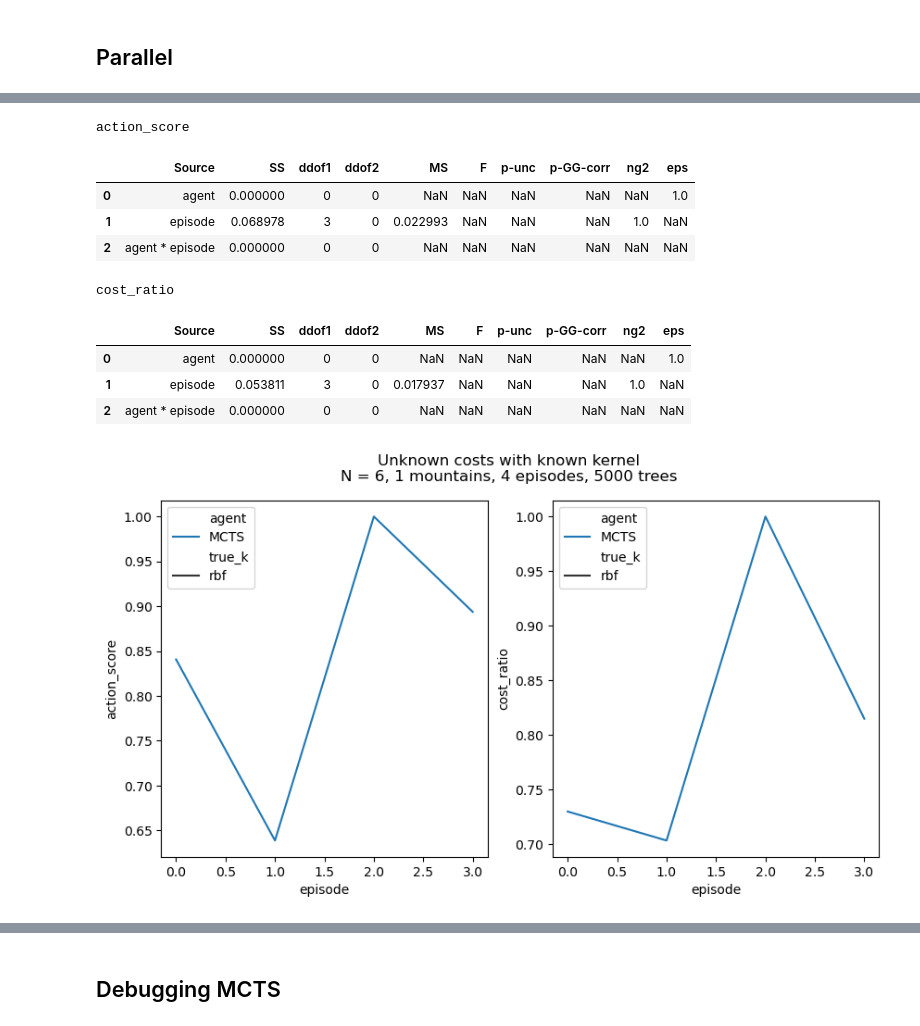
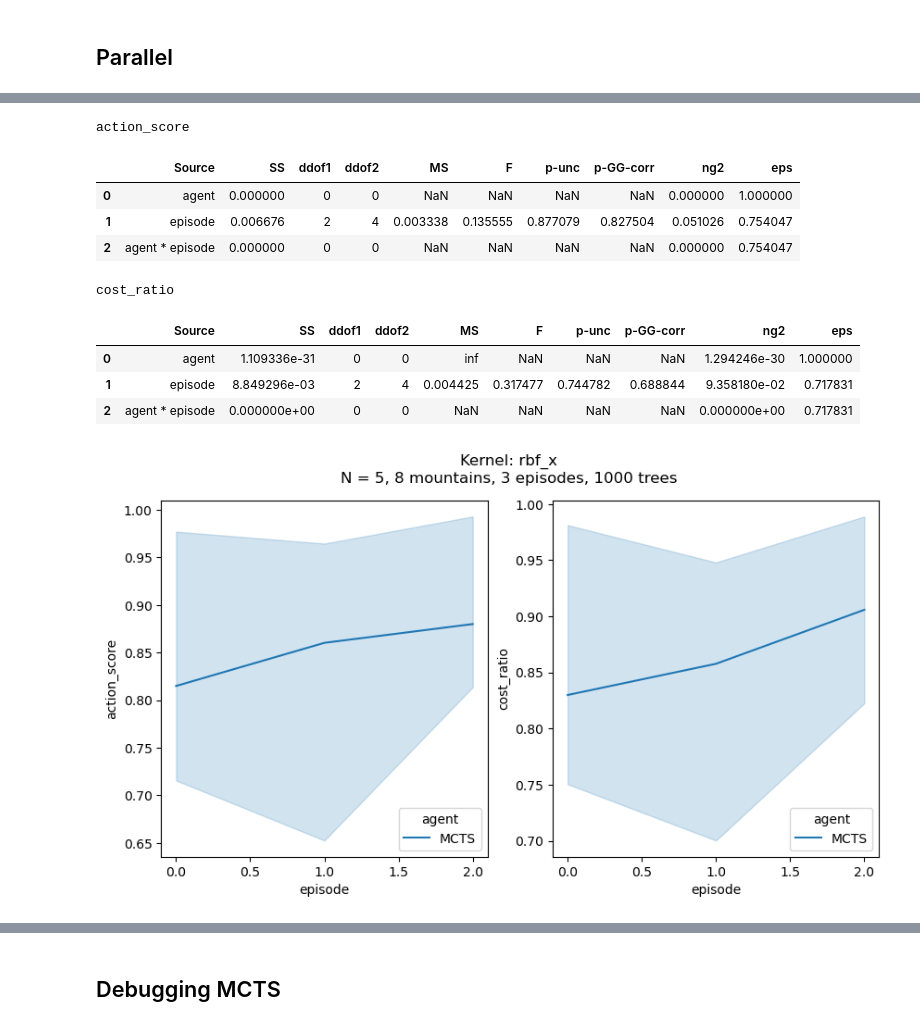
Before and after one commit to tgham/context_exploration, a Jupyter notebook: GP_worlds.ipynb, the cells around one changed output, grey strips where cells are left out. Saved outputs shown, nothing was run; the diff lists cells and outputs as text; code cells hidden in the pictures.

```diff
--- a/GP_worlds.ipynb
+++ b/GP_worlds.ipynb
@@ -983,14 +986,14 @@ plt.legend()
 
 ## callback function for saving simulation results
 def save_results(sim):
-    # sim_out = sim[0]
-    sim_out = sim
+    sim_out = sim[0]
+    # sim_out = sim
 
 
     ## save mountain surface
-    # all_mountains['mountain'].append(sim_out['mountain'][0])
-    # all_mountains['true_k'].append(sim_out['true_k'][0])
-    # all_mountains['costs'].append(sim[1])
+    all_mountains['mountain'].append(sim_out['mountain'][0])
+    all_mountains['true_k'].append(sim_out['true_k'][0])
+    all_mountains['costs'].append(sim[1])
 
     ## save trial data
     sim_results['agent'].extend(sim_out['agent'])
@@ -999,7 +1002,6 @@ def save_results(sim):
     sim_results['start'].extend(sim_out['start'])
     sim_results['goal'].extend(sim_out['goal'])
     sim_results['true_k'].extend(sim_out['true_k'])
-    sim_results['inf_k'].extend(sim_out['inf_k'])
     sim_results['actual_cost'].extend(sim_out['actual_cost'])
     sim_results['optimal_cost'].extend(sim_out['optimal_cost'])
     sim_results['action_score'].extend(sim_out['action_score'])
@@ -1007,11 +1009,14 @@ def save_results(sim):
     sim_results['n_steps'].extend(sim_out['n_steps'])
     sim_results['RPE'].extend(sim_out['RPE'])
     sim_results['search_attempts'].extend(sim_out['search_attempts'])
+    sim_results['theta_MLE'].extend(sim_out['theta_MLE'])
 
     ## save trajectory info??
     sim_results['actual_trajectory'].extend(sim_out['actual_trajectory'])
     sim_results['optimal_trajectory'].extend(sim_out['optimal_trajectory'])
     sim_results['observations'].extend(sim_out['observations'])
+    sim_results['posterior_mean'].extend(sim_out['posterior_mean'])
+    sim_results['action_tree'].extend(sim_out['action_tree'])
 
     ## update progress bar
     master_pbar.update(1)
@@ -1143,35 +1189,35 @@ df_sim
 # %%
 ## plots
 fig, axs = plt.subplots(1,2, figsize = (10,5))
-sns.lineplot(data = df_sim, x = 'episode', y = 'action_score', hue = 'agent', style = 'true_k',ax = axs[0])
-sns.lineplot(data = df_sim, x = 'episode', y = 'cost_ratio', hue = 'agent', style = 'true_k', ax = axs[1])
-plt.suptitle('{} costs with {} kernel\nN = {}, {} mountains, {} episodes, {} trees'.format(['Unknown','Known'][known_costs], inf_k, N, n_mountains, n_episodes, n_trees))
+sns.lineplot(data = df_sim, x = 'episode', y = 'action_score', hue = 'agent',ax = axs[0])
+sns.lineplot(data = df_sim, x = 'episode', y = 'cost_ratio', hue = 'agent', ax = axs[1])
+plt.suptitle('Kernel: {}\nN = {}, {} mountains, {} episodes, {} trees'.format(true_k, N, n_mountains, n_episodes, n_trees))
 # sns.lineplot(data = df_sim, x = 'episode', y = 'score', hue = 'true_k', style = 'agent', ax = axs[0])
 # sns.lineplot(data = df_sim, x = 'episode', y = 'RPE', hue = 'true_k', style = 'agent', ax = axs[1])
 
 ## plot each mountain individually
 # for m in range(n_mountains):
 #     fig, axs = plt.subplots(1,2, figsize = (10,5))
-#     sns.lineplot(data = df_sim.loc[df_sim['mountain']==m], x = 'episode', y = 'score', hue = 'agent', ax = axs[0])
-#     sns.lineplot(data = df_sim.loc[df_sim['mountain']==m], x = 'episode', y = 'RPE', hue = 'agent', ax = axs[1])
+#     sns.lineplot(data = df_sim.loc[df_sim['mountain']==m], x = 'episode', y = 'action_score', hue = 'agent', ax = axs[0])
+#     sns.lineplot(data = df_sim.loc[df_sim['mountain']==m], x = 'episode', y = 'cost_ratio', hue = 'agent', ax = axs[1])
 
 ## 2x4 repeated measures ANOVA, with agent and episode as within-subjects factors
 for score in ['action_score', 'cost_ratio']:
     anova = pg.rm_anova(data = df_sim, dv = score, within = ['agent', 'episode'], subject = 'mountain')
     print(score)
     display(anova)
 # %% [output]
 action_score
 |  | Source | SS | ddof1 | ddof2 | MS | F | p-unc | p-GG-corr | ng2 | eps |
-| 0 | agent | 0.000000 | 0 | 0 | NaN | NaN | NaN | NaN | NaN | 1.0 |
-| 1 | episode | 0.068978 | 3 | 0 | 0.022993 | NaN | NaN | NaN | 1.0 | NaN |
-| 2 | agent * episode | 0.000000 | 0 | 0 | NaN | NaN | NaN | NaN | NaN | NaN |
+| 0 | agent | 0.000000 | 0 | 0 | NaN | NaN | NaN | NaN | 0.000000 | 1.000000 |
+| 1 | episode | 0.006676 | 2 | 4 | 0.003338 | 0.135555 | 0.877079 | 0.827504 | 0.051026 | 0.754047 |
+| 2 | agent * episode | 0.000000 | 0 | 0 | NaN | NaN | NaN | NaN | 0.000000 | 0.754047 |
 cost_ratio
 |  | Source | SS | ddof1 | ddof2 | MS | F | p-unc | p-GG-corr | ng2 | eps |
-| 0 | agent | 0.000000 | 0 | 0 | NaN | NaN | NaN | NaN | NaN | 1.0 |
-| 1 | episode | 0.053811 | 3 | 0 | 0.017937 | NaN | NaN | NaN | 1.0 | NaN |
-| 2 | agent * episode | 0.000000 | 0 | 0 | NaN | NaN | NaN | NaN | NaN | NaN |
+| 0 | agent | 1.109336e-31 | 0 | 0 | inf | NaN | NaN | NaN | 1.294246e-30 | 1.000000 |
+| 1 | episode | 8.849296e-03 | 2 | 4 | 0.004425 | 0.317477 | 0.744782 | 0.688844 | 9.358180e-02 | 0.717831 |
+| 2 | agent * episode | 0.000000e+00 | 0 | 0 | NaN | NaN | NaN | NaN | 0.000000e+00 | 0.717831 |
-[figure, old version]
+[figure, new version]
 # %%
 ## box and whisker
 sns.boxplot(data = df_sim, x = 'true_k', y = 'score', hue = 'agent',)
```
Also changed, not shown: parts of 17 cells of this notebook, 5 other files.
